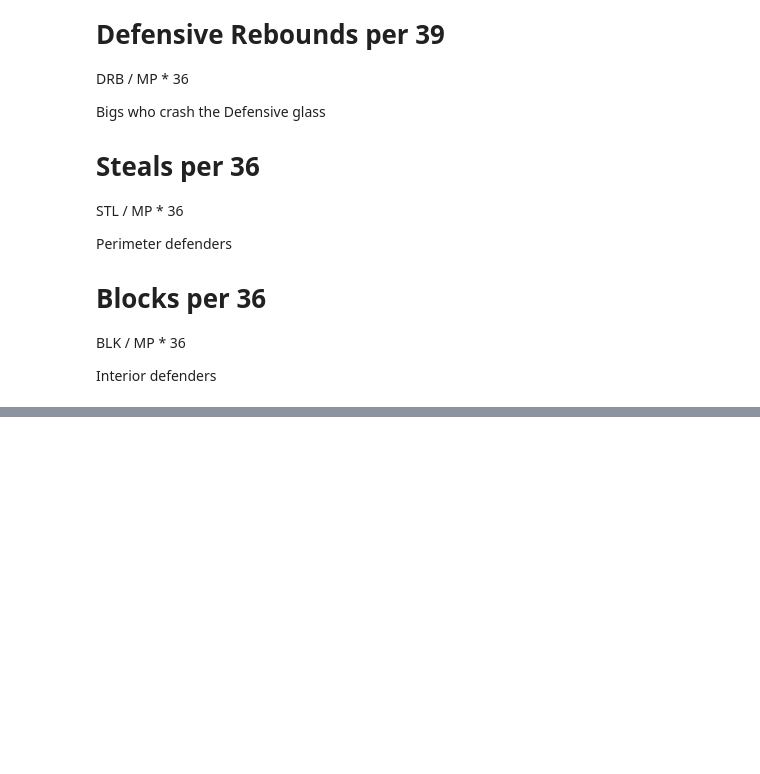
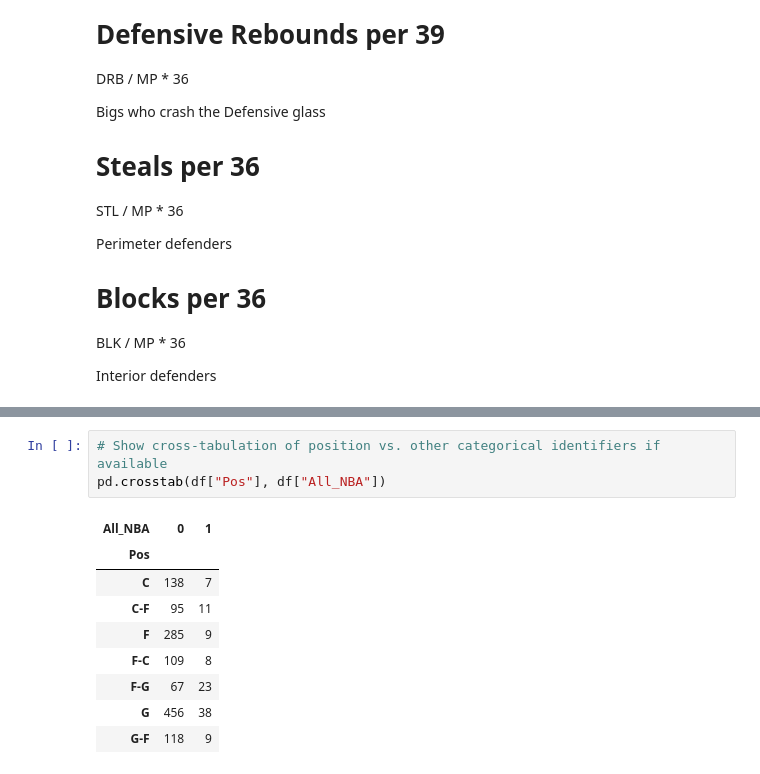
Before and after one commit to charliecapretta/NBA-Prediction-Project, a Jupyter notebook: PlayerGrouping.ipynb, the cells around one changed output, grey strips where cells are left out. Drawn from its saved outputs; the diff is of its cells as text; blank space fills up the shorter version.

```diff
--- a/PlayerGrouping.ipynb
+++ b/PlayerGrouping.ipynb
@@ -195,0 +215,13 @@ Number of components to reach at least 80% variance: 4
+# %%
+# Show cross-tabulation of position vs. other categorical identifiers if available
+pd.crosstab(df["Pos"], df["All_NBA"])
+# %% [output]
+| All_NBA | 0 | 1 |
+| Pos |  |  |
+| C | 138 | 7 |
+| C-F | 95 | 11 |
+| F | 285 | 9 |
+| F-C | 109 | 8 |
+| F-G | 67 | 23 |
+| G | 456 | 38 |
+| G-F | 118 | 9 |
```
Also changed, not shown: parts of 5 cells of this notebook.
